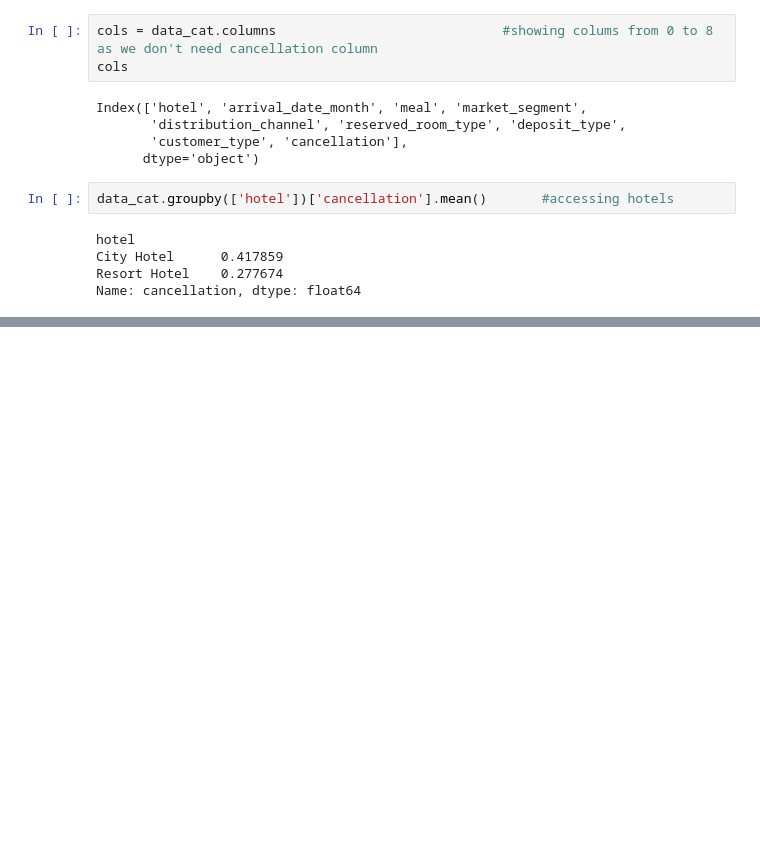
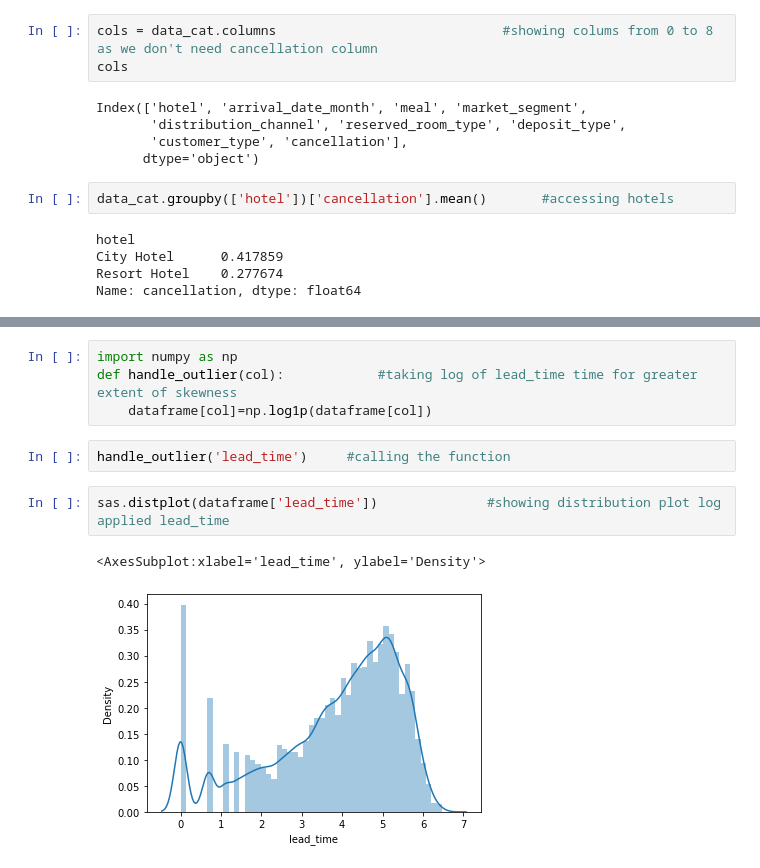
Before and after one commit to Adhoc123/Hotel_Booking_Prediction_ML, a Jupyter notebook: Hotel_Booking_Prediction/Hotel_Booking_Prediction.ipynb, the cells around one changed output, grey strips where cells are left out. Saved outputs shown, nothing was run; the diff lists cells and outputs as text; blank space fills up the shorter version.

```diff
--- a/Hotel_Booking_Prediction/Hotel_Booking_Prediction.ipynb
+++ b/Hotel_Booking_Prediction/Hotel_Booking_Prediction.ipynb
@@ -641,0 +647,11 @@ dataframe.shape                                                #For showing shap
+# %%
+import numpy as np
+def handle_outlier(col):            #taking log of lead_time time for greater extent of skewness
+    dataframe[col]=np.log1p(dataframe[col])
+# %%
+handle_outlier('lead_time')     #calling the function
+# %%
+sas.distplot(dataframe['lead_time'])              #showing distribution plot log applied lead_time
+# %% [output]
+<AxesSubplot:xlabel='lead_time', ylabel='Density'>
+[figure, added]
```
Also changed, not shown: parts of 24 cells of this notebook.
